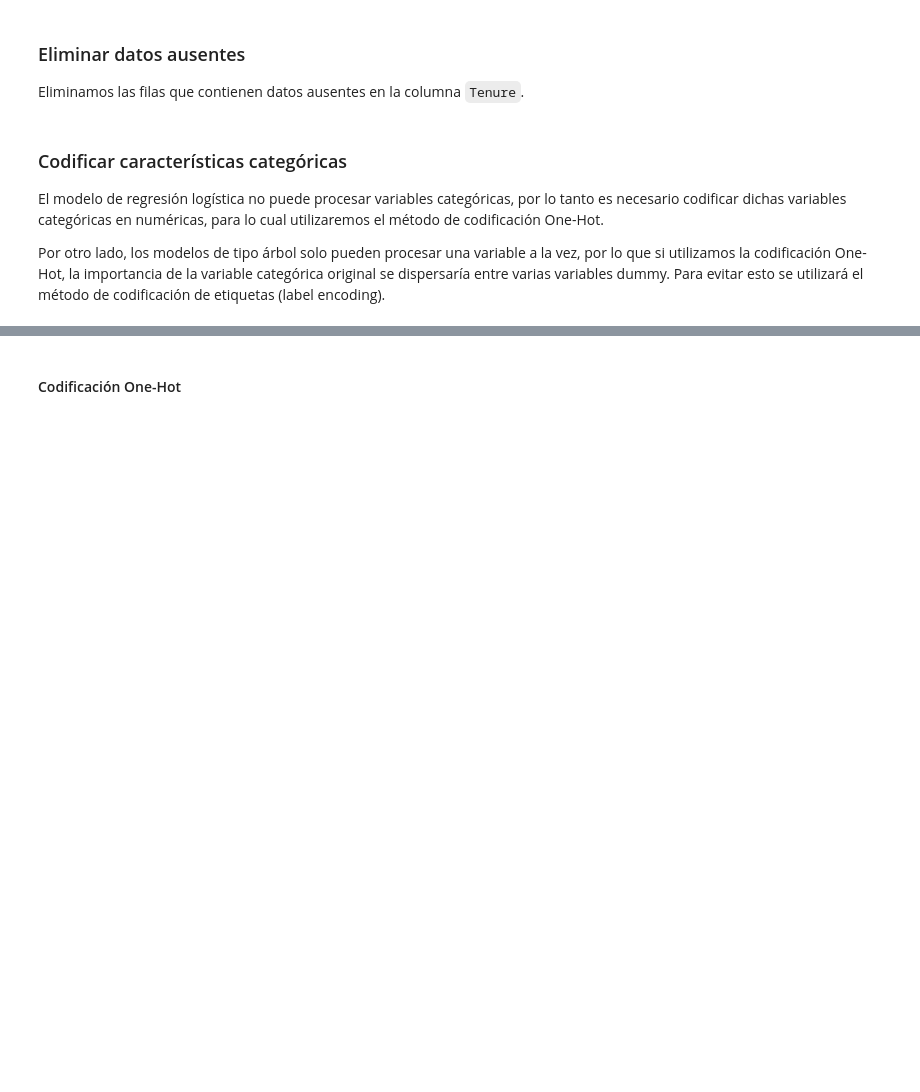
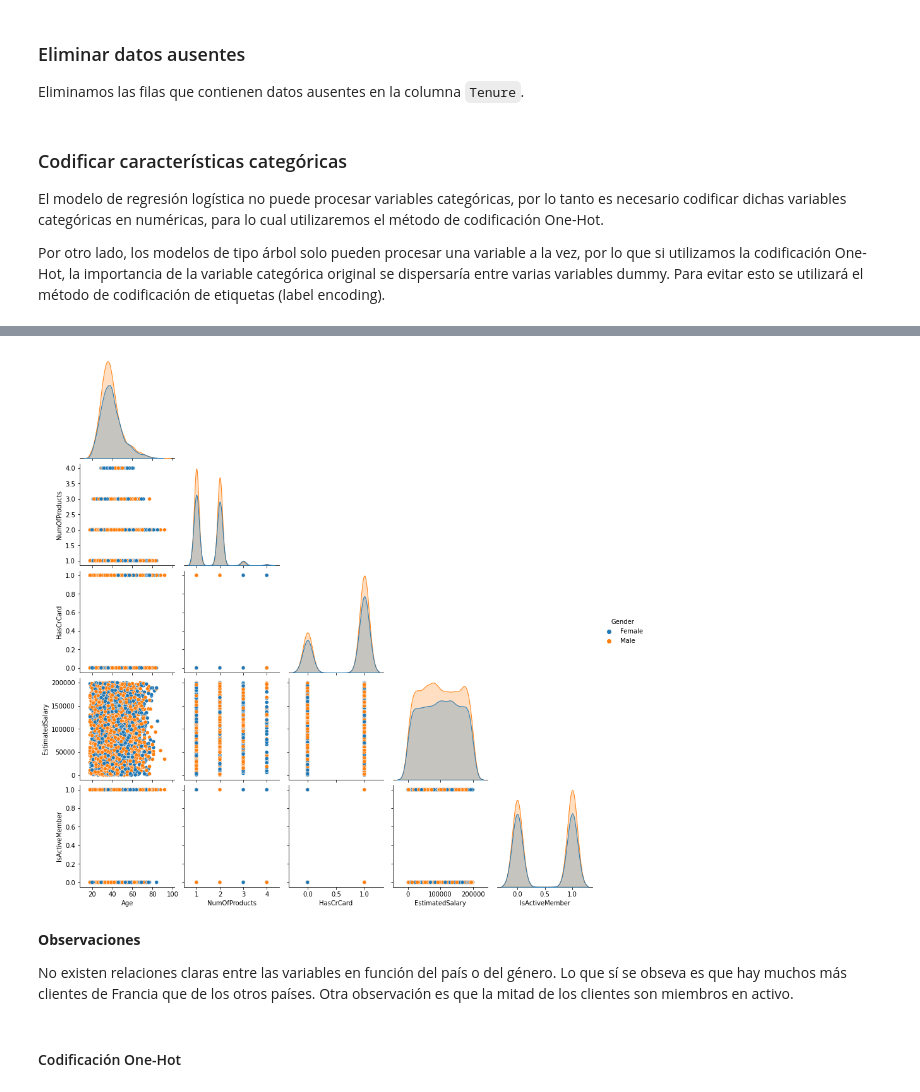
Before and after one commit to LuisoChofit/Machine_learning, a Jupyter notebook: Supervised learning/ML_Aprendizaje_supervisado.ipynb, the cells around one changed output, grey strips where cells are left out. Drawn from its saved outputs; the diff is of its cells as text; code cells hidden in the pictures; blank space fills up the shorter version.

```diff
--- a/Supervised learning/ML_Aprendizaje_supervisado.ipynb
+++ b/Supervised learning/ML_Aprendizaje_supervisado.ipynb
@@ -157,3 +176,19 @@ Por otro lado, los modelos de tipo árbol solo pueden procesar una variable a la
+# %%
+# Matriz de correlación de las variables en función del género de los clientes
+
+sns.pairplot(processed_data, hue='Gender',
+             vars=['Age', 'NumOfProducts', 'HasCrCard', 'EstimatedSalary', 'IsActiveMember'],
+             corner=True
+            )
+
+plt.show()
+# %% [output]
+[figure, added]
+# %% [markdown]
+**Observaciones**
+
+No existen relaciones claras entre las variables en función del país o del género. Lo que sí se obseva es que hay muchos más clientes de Francia que de los otros países.
+Otra observación es que la mitad de los clientes son miembros en activo.
 # %% [markdown]
 #### Codificación One-Hot
 # %%
```
Also changed, not shown: parts of 30 cells of this notebook.
